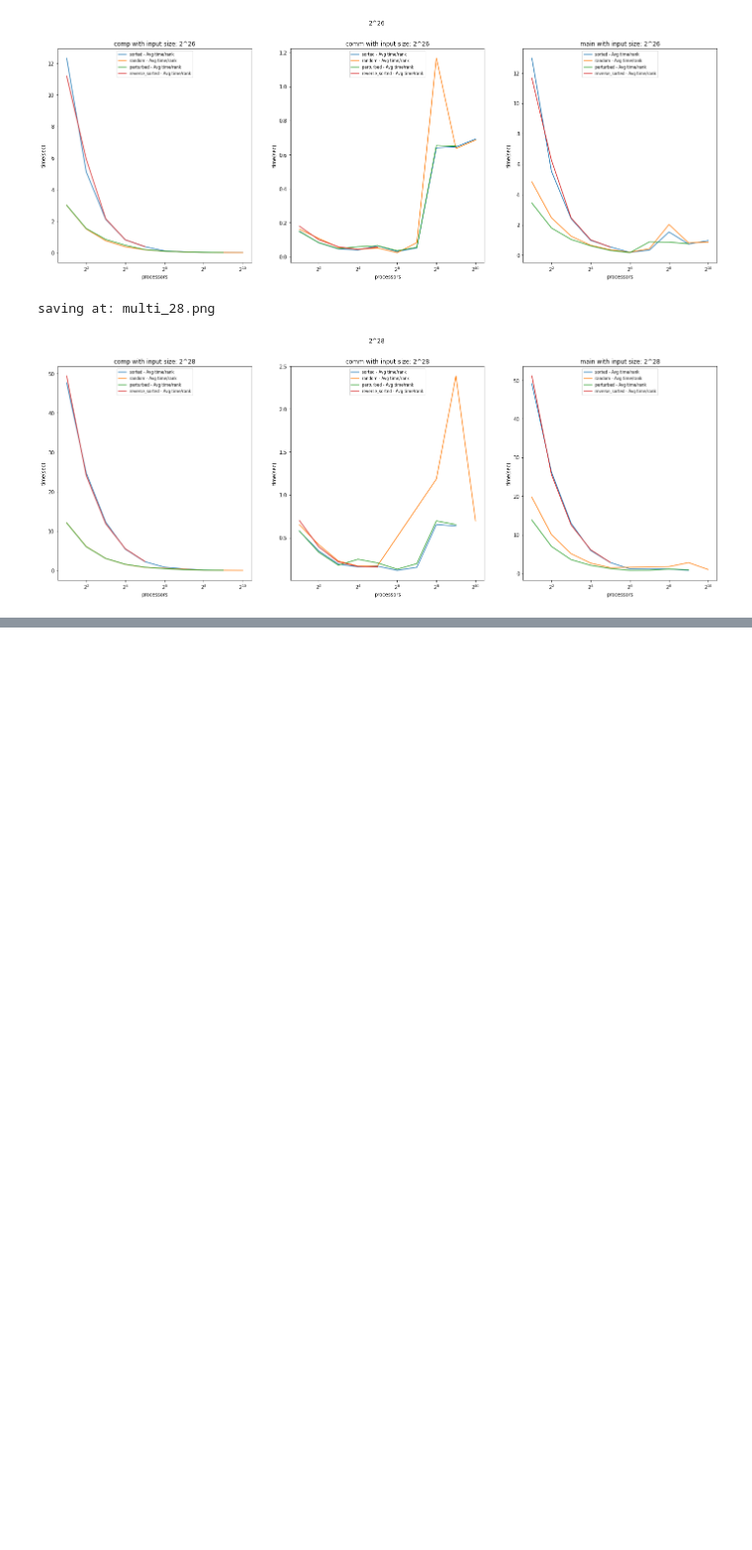
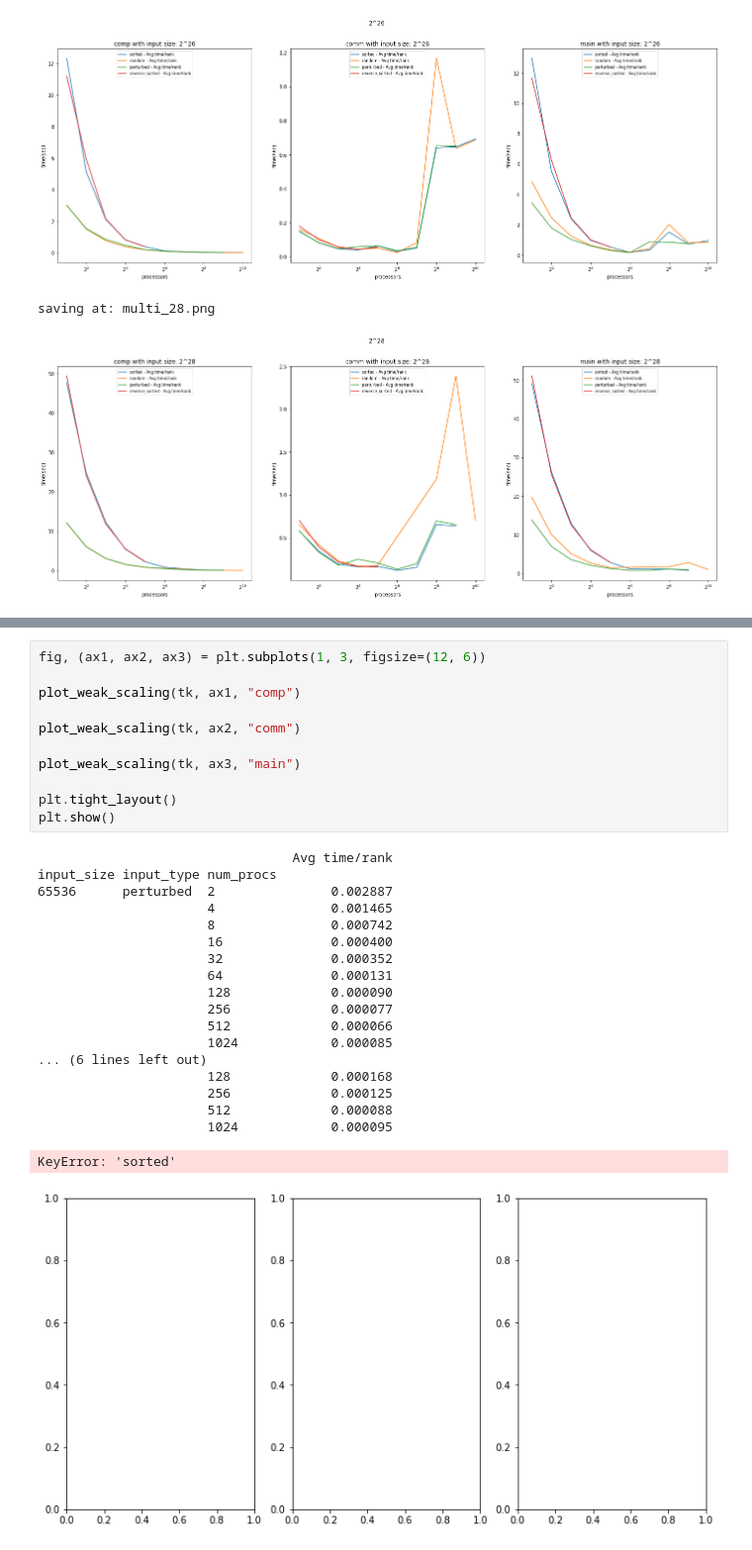
Before and after one commit to rsingh032503/Project_2024, a Jupyter notebook: radix_sort/radix_sort_analysis.ipynb, the cells around one changed output, grey strips where cells are left out. Shown at 99% size. Cells and saved outputs as stored; diff of their text form; blank space fills up the shorter version.

```diff
--- a/radix_sort/radix_sort_analysis.ipynb
+++ b/radix_sort/radix_sort_analysis.ipynb
@@ -221,0 +286,31 @@ print(4/arr)
+# %%
+fig, (ax1, ax2, ax3) = plt.subplots(1, 3, figsize=(12, 6))
+
+plot_weak_scaling(tk, ax1, "comp")
+
+plot_weak_scaling(tk, ax2, "comm")
+
+plot_weak_scaling(tk, ax3, "main")
+
+plt.tight_layout()
+plt.show()
+# %% [output]
+                                 Avg time/rank
+input_size input_type num_procs
+65536      perturbed  2               0.002887
+                      4               0.001465
+                      8               0.000742
+                      16              0.000400
+                      32              0.000352
+                      64              0.000131
+                      128             0.000090
+                      256             0.000077
+                      512             0.000066
+                      1024            0.000085
+... (6 lines left out)
+                      128             0.000168
+                      256             0.000125
+                      512             0.000088
+                      1024            0.000095
+KeyError: 'sorted'
+[figure, added]
```
Also changed, not shown: parts of 4 cells of this notebook, 3 other files.
